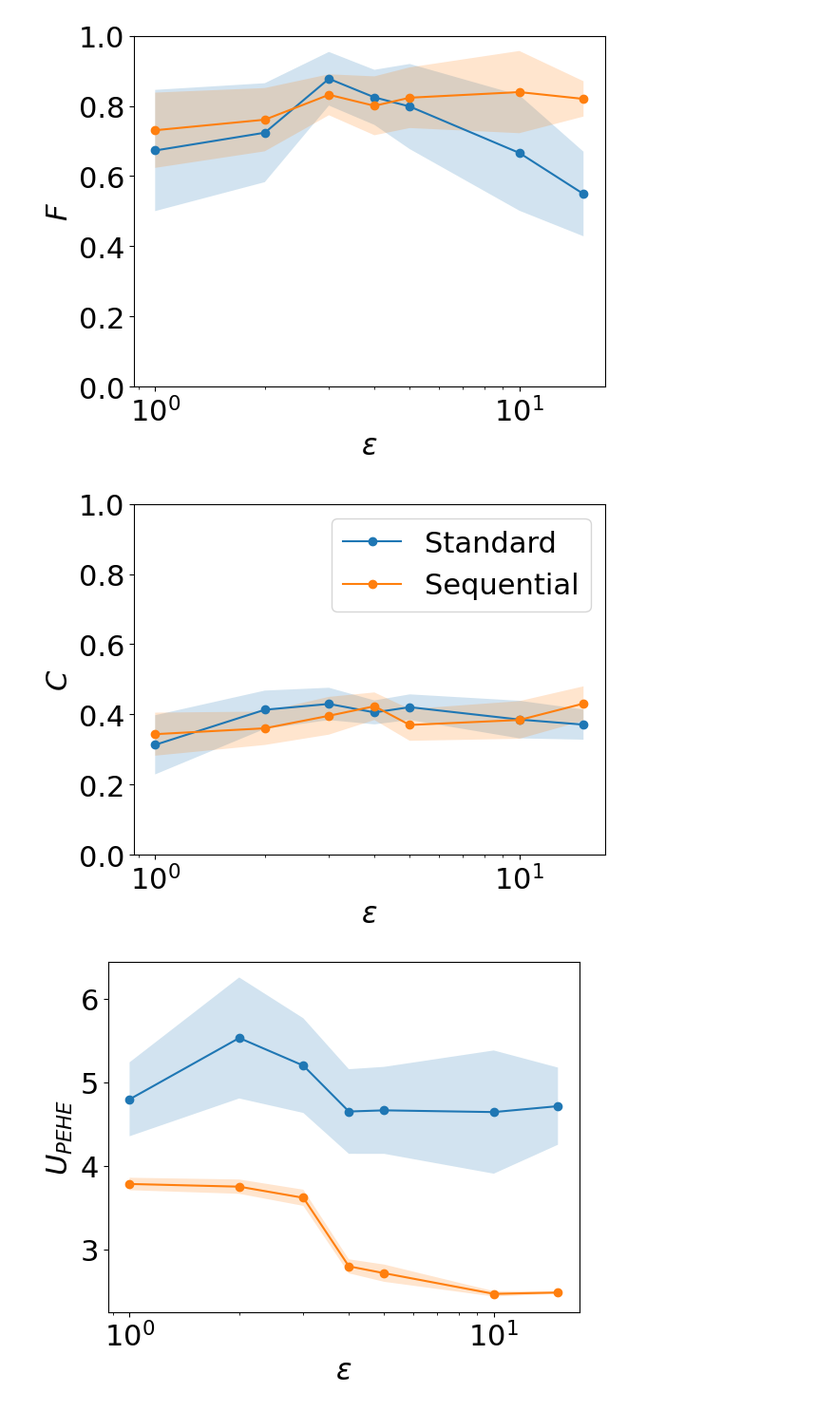
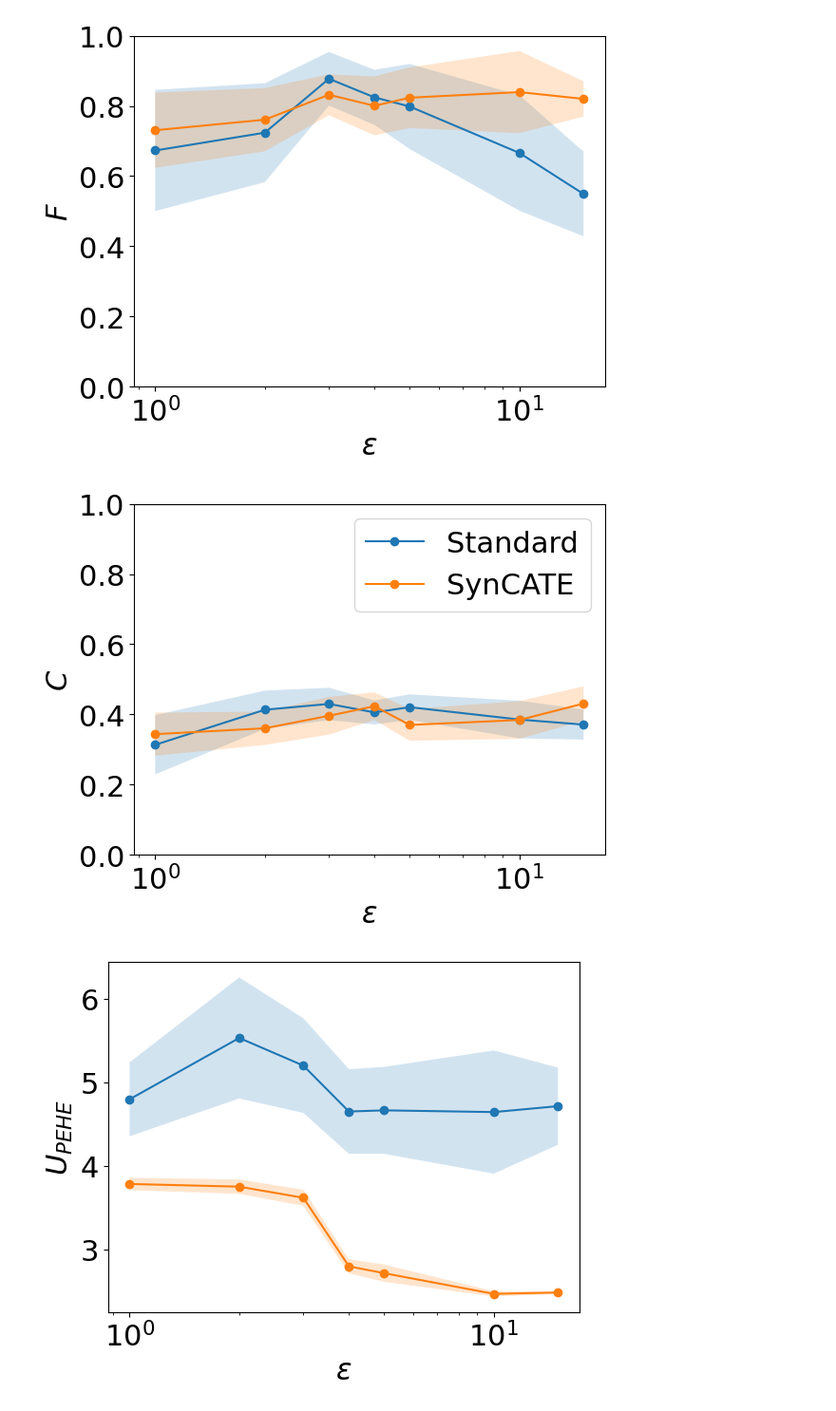
Before and after one commit to harrya32/causal_synthetic_data, a Jupyter notebook: Experiments/Experiments.ipynb, the cells around one changed output. Shown at 95% size. Cells and saved outputs as stored; diff of their text form; code cells hidden in the pictures.

```diff
--- a/Experiments/Experiments.ipynb
+++ b/Experiments/Experiments.ipynb
@@ -1508,9 +1520,9 @@ d_stand = conf_results[conf_results['method']=='standard'].groupby(['n_c']).mean
 d_seq_std = conf_results[conf_results['method']=='seq_new'].groupby(['n_c']).std()['d'] / np.sqrt(10) * 1.96
 d_stand_std = conf_results[conf_results['method']=='standard'].groupby(['n_c']).std()['d']/ np.sqrt(10) * 1.96
 
-
+plt.rcParams.update({'font.size': 22})
 plt.plot(x, d_stand, 'o-', label = 'Standard')
-plt.plot(x, d_seq, 'o-', label = 'Sequential')
+plt.plot(x, d_seq, 'o-', label = 'SynCATE')
 
 
 plt.fill_between(x, d_stand - d_stand_std, d_stand + d_stand_std, alpha=0.2)
@@ -1519,5 +1531,5 @@ plt.legend()
 plt.xlabel('No. confounding covariates')
 plt.ylabel('$D$')
 plt.ylim([0.6,1])
-plt.savefig('plots/confounding_complexity_plot.png')
+plt.savefig('plots/confounding_complexity_plot.pdf', bbox_inches='tight')
 # %% [output]
@@ -1889,17 +1912,17 @@ plt.savefig('plots/F_with_epsilon.png')
 [figure]
 # %%
 plt.plot(x, c_stand, 'o-', label = 'Standard')
-plt.plot(x, c_seq, 'o-', label = 'Sequential')
+plt.plot(x, c_seq, 'o-', label = 'SynCATE')
 plt.fill_between(x, c_stand - c_stand_std, c_stand + c_stand_std, alpha=0.2)
 plt.fill_between(x, c_seq - c_seq_std, c_seq + c_seq_std, alpha=0.2)
 plt.legend()
 plt.ylim([0,1])
 plt.ylabel('$C$')
 plt.xlabel('$\epsilon$')
 plt.xscale('log')
-plt.savefig('plots/C_with_epsilon.png')
+plt.savefig('plots/C_with_epsilon.pdf', bbox_inches='tight')
 # %% [output]
-[figure, old version]
+[figure, new version]
 # %%
 plt.plot(x, u_stand, 'o-', label = 'Standard')
 plt.plot(x, u_seq, 'o-', label = 'Sequential')
```
Also changed, not shown: parts of 12 cells of this notebook, 9 other files.
